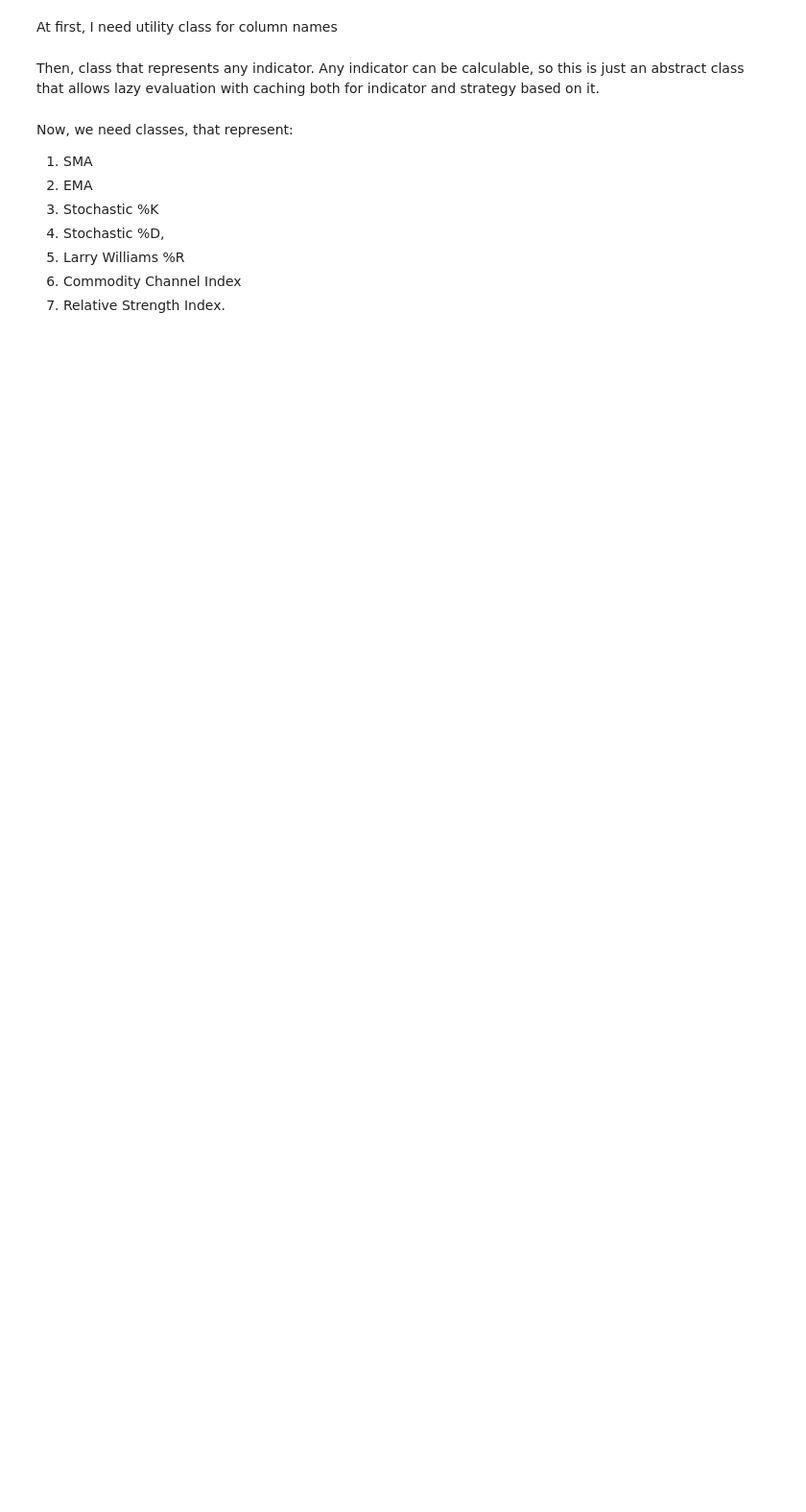
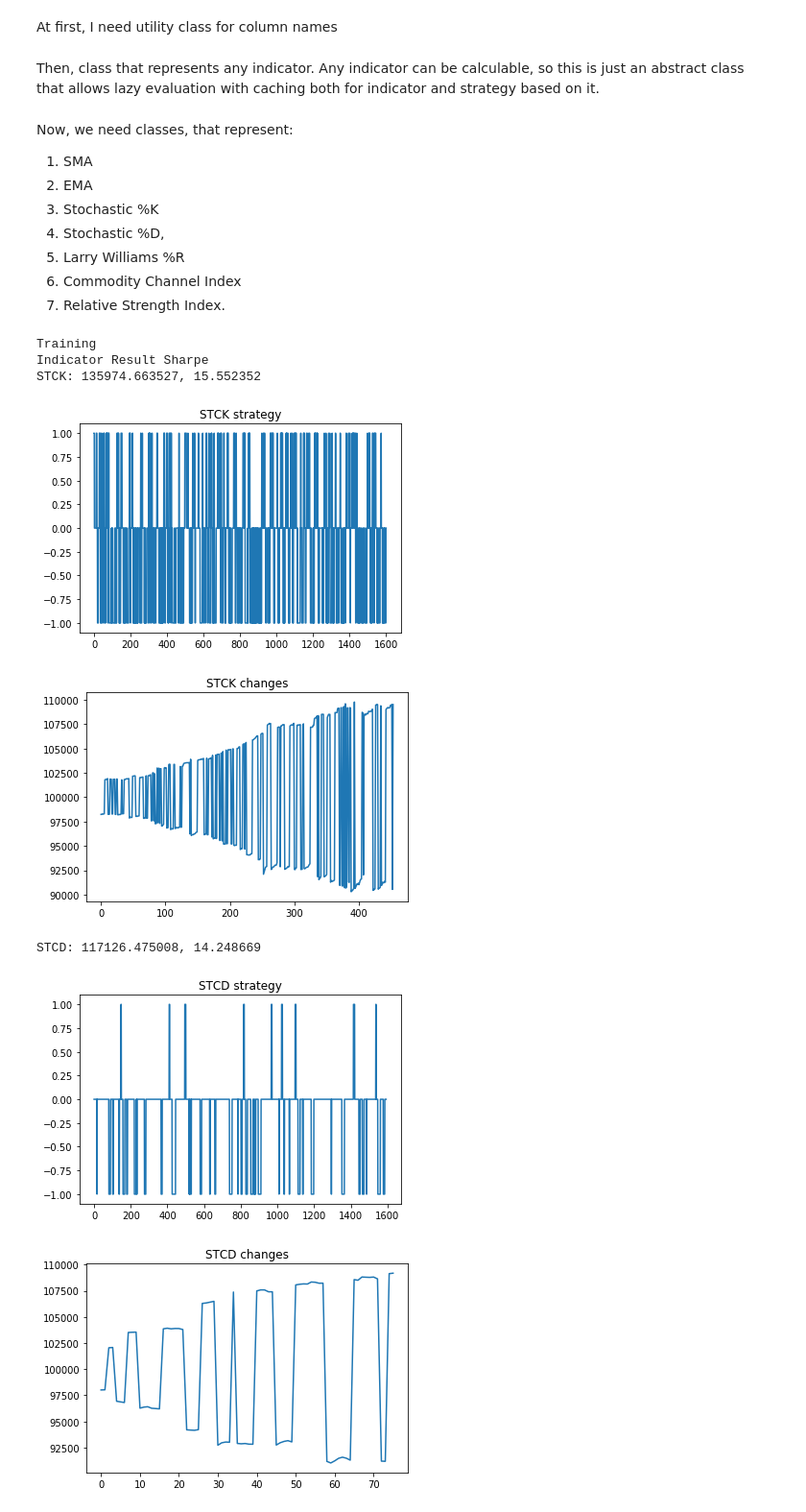
Before and after one commit to sikrinick/naive_bayes_trend_prediction, a Jupyter notebook: project.ipynb, the cells around one changed output. Shown at 96% size. Cells and saved outputs as stored; diff of their text form; code cells hidden in the pictures; blank space fills up the shorter version.

Commit message:
finished strategy and so

```diff
--- a/project.ipynb
+++ b/project.ipynb
@@ -567,0 +465,33 @@ class Strategy:
+# %%
+main_set = read_csv("data/MA.csv", index_col=0)
+column_names = ColumnNames(
+    open_str="Open",
+    close_str="Close",
+    low_str="Low",
+    high_str="High",
+    adj_close_str="Adj Close",
+    volume_str="Volume")
+money = 100000
+amount = 100
+training_percent = 80 # In percents! 80%
+memory = 10
+transaction_cost_percent = 0.5 # In percents! It is actually 0.5%
+
+strat = Strategy(main_set,
+                 column_names,
+                 money,
+                 amount,
+                 transaction_cost_percent,
+                 training_percent,
+                 memory)
+
+strat.run()
+# %% [output]
+Training
+Indicator Result Sharpe
+STCK: 135974.663527, 15.552352
+[figure, added]
+[figure, added]
+STCD: 117126.475008, 14.248669
+[figure, added]
+[figure, added]
```
Also changed, not shown: parts of 4 cells of this notebook, 3 other files.
